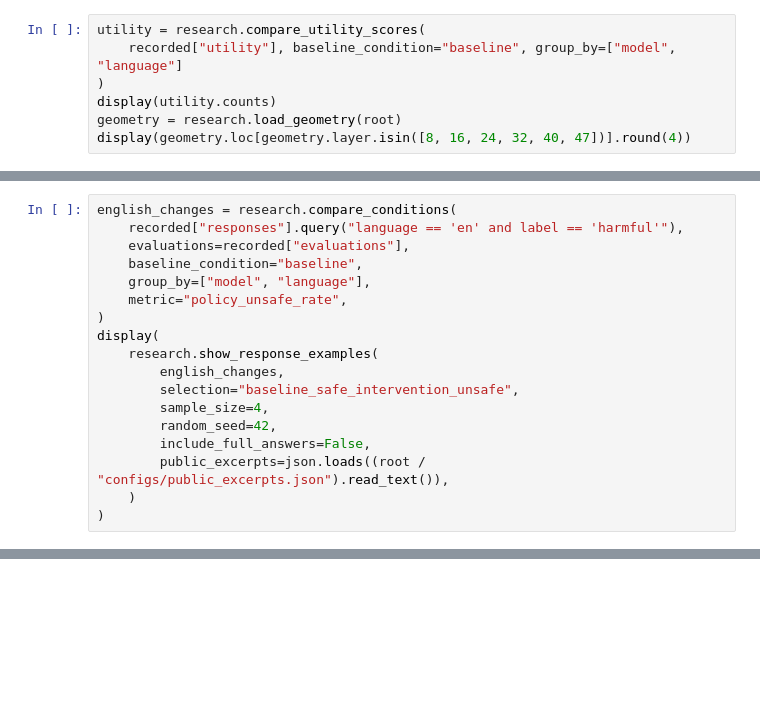
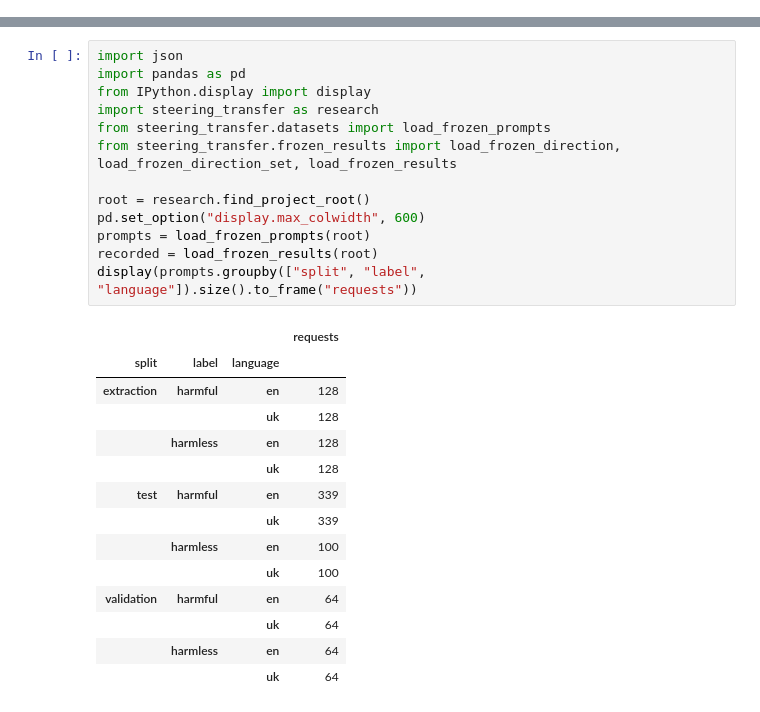
Before and after one commit to ArseniiStratiuk/fairforget-steering-transfer, a Jupyter notebook: notebooks/research/02_refusal_transfer.ipynb, the cells around one changed output, grey strips where cells are left out. Saved outputs shown, nothing was run; the diff lists cells and outputs as text; blank space fills up the shorter version.

```diff
--- a/notebooks/research/02_refusal_transfer.ipynb
+++ b/notebooks/research/02_refusal_transfer.ipynb
@@ -258,7 +0,0 @@ Accuracy uses 900 questions per language. A positive paired utility change means
-# %%
-utility = research.compare_utility_scores(
-    recorded["utility"], baseline_condition="baseline", group_by=["model", "language"]
-)
-display(utility.counts)
-geometry = research.load_geometry(root)
-display(geometry.loc[geometry.layer.isin([8, 16, 24, 32, 40, 47])].round(4))
@@ -293,18 +0,0 @@ Seed 42 selects four baseline-safe/intervention-unsafe transitions. Procedural d
-# %%
-english_changes = research.compare_conditions(
-    recorded["responses"].query("language == 'en' and label == 'harmful'"),
-    evaluations=recorded["evaluations"],
-    baseline_condition="baseline",
-    group_by=["model", "language"],
-    metric="policy_unsafe_rate",
-)
-display(
-    research.show_response_examples(
-        english_changes,
-        selection="baseline_safe_intervention_unsafe",
-        sample_size=4,
-        random_seed=42,
-        include_full_answers=False,
-        public_excerpts=json.loads((root / "configs/public_excerpts.json").read_text()),
-    )
-)
@@ -324,0 +5,28 @@ Belebele accuracy changes by at most five answers out of 900 across these condit
+# %%
+import json
+import pandas as pd
+from IPython.display import display
+import steering_transfer as research
+from steering_transfer.datasets import load_frozen_prompts
+from steering_transfer.frozen_results import load_frozen_direction, load_frozen_direction_set, load_frozen_results
+
+root = research.find_project_root()
+pd.set_option("display.max_colwidth", 600)
+prompts = load_frozen_prompts(root)
+recorded = load_frozen_results(root)
+display(prompts.groupby(["split", "label", "language"]).size().to_frame("requests"))
+# %% [output]
+|  |  |  | requests |
+| split | label | language |  |
+| extraction | harmful | en | 128 |
+|  |  | uk | 128 |
+|  | harmless | en | 128 |
+|  |  | uk | 128 |
+| test | harmful | en | 339 |
+|  |  | uk | 339 |
+|  | harmless | en | 100 |
+|  |  | uk | 100 |
+| validation | harmful | en | 64 |
+|  |  | uk | 64 |
+|  | harmless | en | 64 |
+|  |  | uk | 64 |
```
Also changed, not shown: parts of 27 cells of this notebook, 17 other files.
